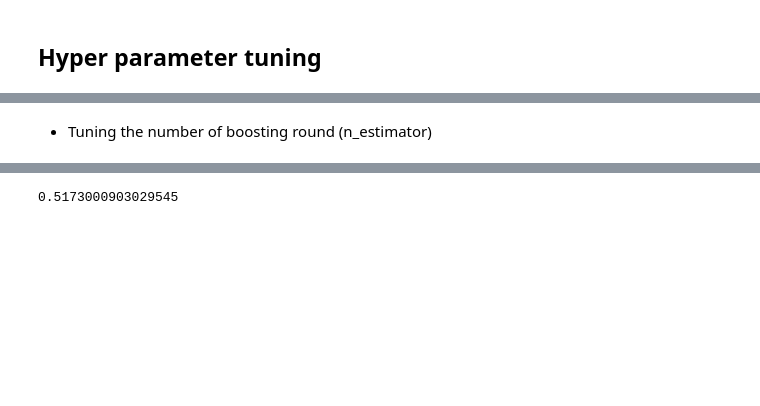
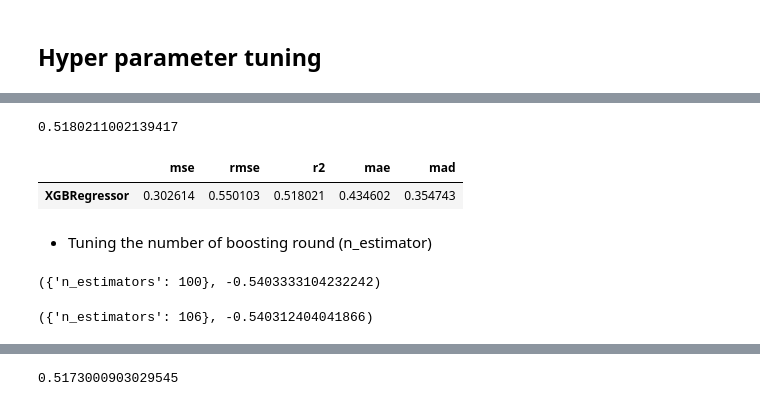
Before and after one commit to Heity94/Compas-recidivism-analysis, a Jupyter notebook: notebooks/Lilit/Regression_Notebook_Final_comments_PH.ipynb, the cells around one changed output, grey strips where cells are left out. Drawn from its saved outputs; the diff is of its cells as text; code cells hidden in the pictures; blank space fills up the shorter version.

```diff
--- a/notebooks/Lilit/Regression_Notebook_Final_comments_PH.ipynb
+++ b/notebooks/Lilit/Regression_Notebook_Final_comments_PH.ipynb
@@ -1036,7 +1057,7 @@ n_iter_search = 250
 random_search = RandomizedSearchCV(reg, param_distributions=params,
                                    n_iter=n_iter_search, cv=5, scoring=scoring_reg)
 
-# start = time.time()
-# random_search.fit(X_train, y_train)
-# print("RandomizedSearchCV took %.2f seconds for %d candidates"
-#       " parameter settings." % ((time.time() - start), n_iter_search))
+start = time.time()
+random_search.fit(X_train, y_train)
+print("RandomizedSearchCV took %.2f seconds for %d candidates"
+     " parameter settings." % ((time.time() - start), n_iter_search))
@@ -1043,25 +1066,34 @@ random_search = RandomizedSearchCV(reg, param_distributions=params,
 # %%
-# #plug the best estimatior to predict y and find r2 score, mse
-# best_regressor = random_search.best_estimator_
-# y_pred = best_regressor.predict(X_test)
-# r2_score(y_test,y_pred)
+#plug the best estimatior to predict y and find r2 score, mse
+best_regressor = random_search.best_estimator_
+y_pred = best_regressor.predict(X_test)
+r2_score(y_test,y_pred)
+# %% [output]
+0.5180211002139417
 # %%
-# exp_xgreg = dx.Explainer(best_regressor, X_test, y_test, verbose=False)
-# exp_xgreg.model_performance().result
+exp_xgreg = dx.Explainer(best_regressor, X_test, y_test, verbose=False)
+exp_xgreg.model_performance().result
+# %% [output]
+|  | mse | rmse | r2 | mae | mad |
+| XGBRegressor | 0.302614 | 0.550103 | 0.518021 | 0.434602 | 0.354743 |
 # %% [markdown]
 * Tuning the number of boosting round (n_estimator)
 # %%
-# params = {
-#     'n_estimators': np.arange(80,120,5)
-# }
-# gsearch = GridSearchCV(estimator = random_search.best_estimator_,param_grid = params, cv=5, scoring=scoring_reg)
-# gsearch.fit(X_train,y_train)
-# gsearch.best_params_, gsearch.best_score_
+params = {
+    'n_estimators': np.arange(80,120,5)
+ }
+gsearch = GridSearchCV(estimator = random_search.best_estimator_,param_grid = params, cv=5, scoring=scoring_reg)
+gsearch.fit(X_train,y_train)
+gsearch.best_params_, gsearch.best_score_
+# %% [output]
+({'n_estimators': 100}, -0.5403333104232242)
 # %%
-# params = {
-#     'n_estimators': np.arange(105,120,1)
-# }
-# gsearch = GridSearchCV(estimator = random_search.best_estimator_,param_grid = params, cv=5, scoring=scoring_reg)
-# gsearch.fit(X_train,y_train)
-# gsearch.best_params_, gsearch.best_score_
+params = {
+     'n_estimators': np.arange(105,120,1)
+ }
+gsearch = GridSearchCV(estimator = random_search.best_estimator_,param_grid = params, cv=5, scoring=scoring_reg)
+gsearch.fit(X_train,y_train)
+gsearch.best_params_, gsearch.best_score_
+# %% [output]
+({'n_estimators': 106}, -0.540312404041866)
 # %%
```
Also changed, not shown: parts of 39 cells of this notebook.
